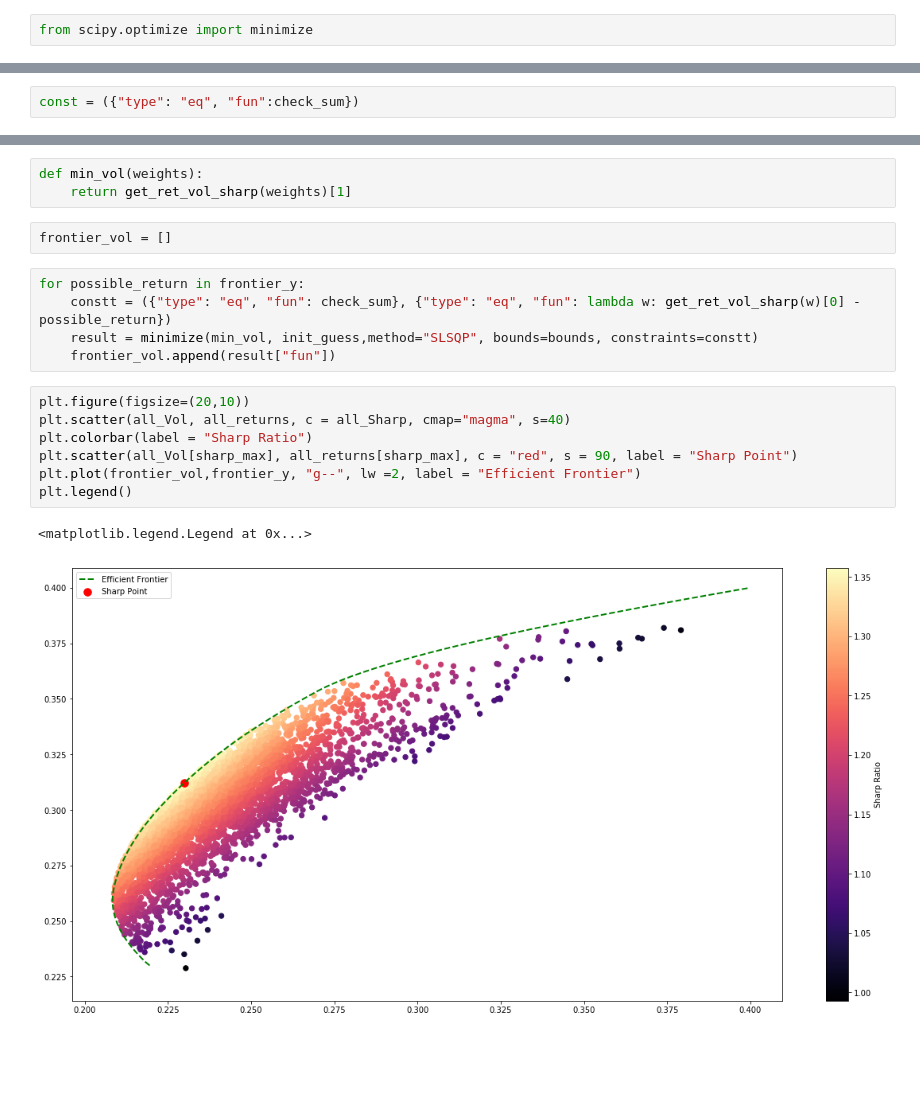
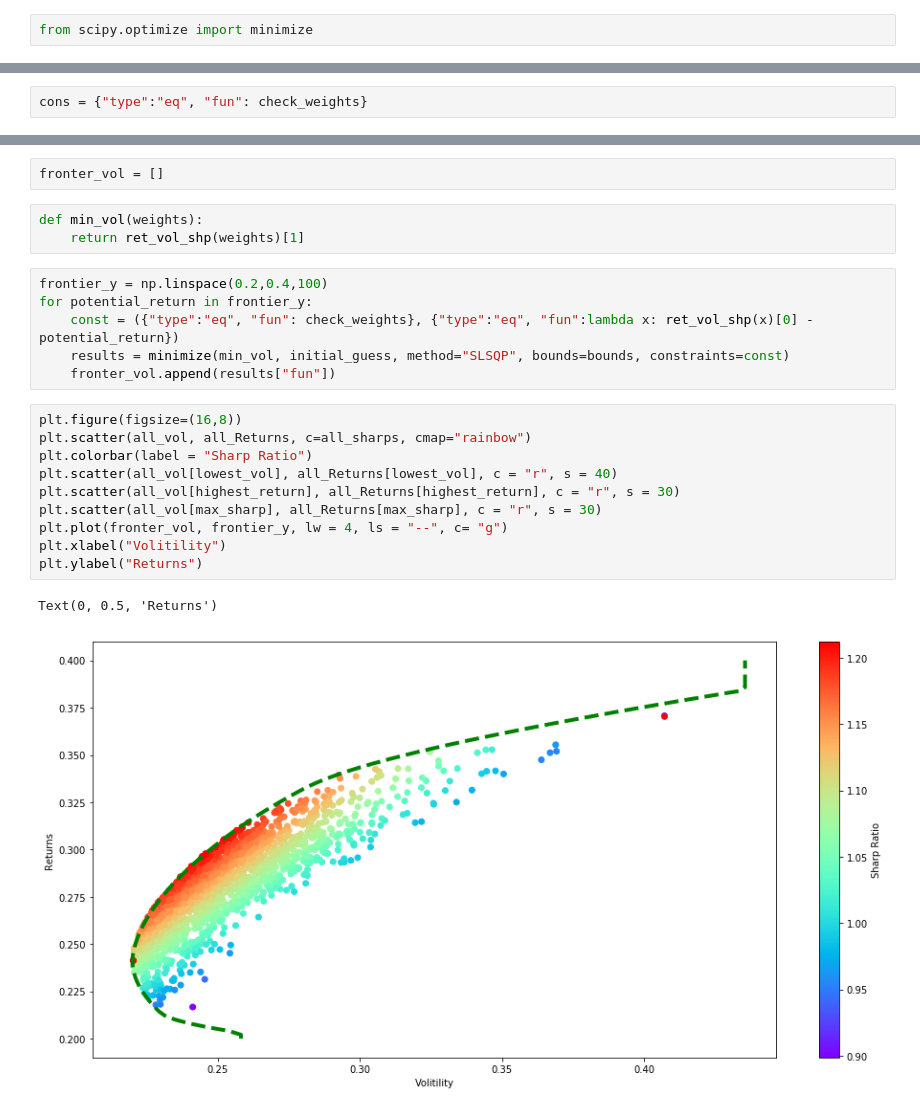
Before and after one commit to Berkat0789/Portfolio, a Jupyter notebook: Finance/SharpRatio/Untitled.ipynb, the cells around one changed output, grey strips where cells are left out. Drawn from its saved outputs; the diff is of its cells as text; blank space fills up the shorter version.

```diff
--- a/Finance/SharpRatio/Untitled.ipynb
+++ b/Finance/SharpRatio/Untitled.ipynb
@@ -80,2 +118,2 @@ def check_sum(weights):
 # %%
-const = ({"type": "eq", "fun":check_sum})
+cons = {"type":"eq", "fun": check_weights}
@@ -116,20 +144,24 @@ frontier_y = np.linspace(0.23,0.40,100)
+# %%
+fronter_vol = []
 # %%
 def min_vol(weights):
-    return get_ret_vol_sharp(weights)[1]
+    return ret_vol_shp(weights)[1]
-# %%
-frontier_vol = []
 # %%
-for possible_return in frontier_y:
-    constt = ({"type": "eq", "fun": check_sum}, {"type": "eq", "fun": lambda w: get_ret_vol_sharp(w)[0] - possible_return})
-    result = minimize(min_vol, init_guess,method="SLSQP", bounds=bounds, constraints=constt)
-    frontier_vol.append(result["fun"])
+frontier_y = np.linspace(0.2,0.4,100)
+for potential_return in frontier_y:
+    const = ({"type":"eq", "fun": check_weights}, {"type":"eq", "fun":lambda x: ret_vol_shp(x)[0] - potential_return})
+    results = minimize(min_vol, initial_guess, method="SLSQP", bounds=bounds, constraints=const)
+    fronter_vol.append(results["fun"])
-# %%
-plt.figure(figsize=(20,10))
-plt.scatter(all_Vol, all_returns, c = all_Sharp, cmap="magma", s=40)
-plt.colorbar(label = "Sharp Ratio")
-plt.scatter(all_Vol[sharp_max], all_returns[sharp_max], c = "red", s = 90, label = "Sharp Point")
-plt.plot(frontier_vol,frontier_y, "g--", lw =2, label = "Efficient Frontier")
-plt.legend()
-# %% [output]
-<matplotlib.legend.Legend at 0x...>
-[figure, removed]
+# %%
+plt.figure(figsize=(16,8))
+plt.scatter(all_vol, all_Returns, c=all_sharps, cmap="rainbow")
+plt.colorbar(label = "Sharp Ratio")
+plt.scatter(all_vol[lowest_vol], all_Returns[lowest_vol], c = "r", s = 40)
+plt.scatter(all_vol[highest_return], all_Returns[highest_return], c = "r", s = 30)
+plt.scatter(all_vol[max_sharp], all_Returns[max_sharp], c = "r", s = 30)
+plt.plot(fronter_vol, frontier_y, lw = 4, ls = "--", c= "g")
+plt.xlabel("Volitility")
+plt.ylabel("Returns")
+# %% [output]
+Text(0, 0.5, 'Returns')
+[figure, added]
```
Also changed, not shown: parts of 39 cells of this notebook.
